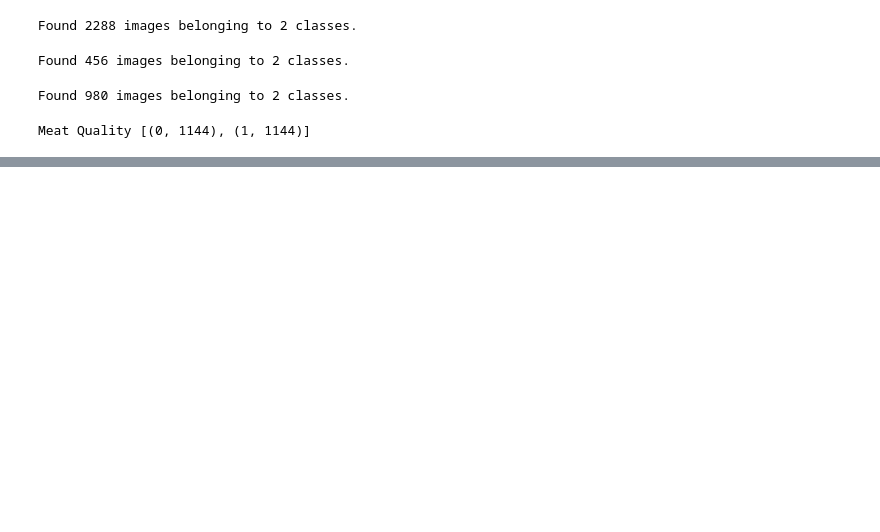
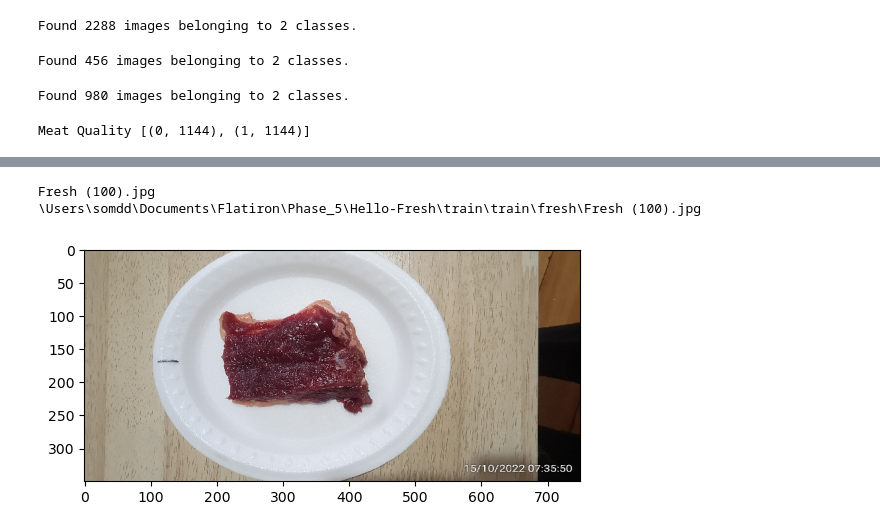
Before and after one commit to ddcots24/Hello-Fresh, a Jupyter notebook: Hello_Fresh.ipynb, the cells around one changed output, grey strips where cells are left out. Drawn from its saved outputs; the diff is of its cells as text; code cells hidden in the pictures; blank space fills up the shorter version.

```diff
--- a/Hello_Fresh.ipynb
+++ b/Hello_Fresh.ipynb
@@ -36,0 +91,6 @@ Meat Quality [(0, 1144), (1, 1144)]
+# %%
+print_image('fresh', 1)
+# %% [output]
+Fresh (100).jpg
+\Users\somdd\Documents\Flatiron\Phase_5\Hello-Fresh\train\train\fresh\Fresh (100).jpg
+[figure, added]
```
Also changed, not shown: parts of 11 cells of this notebook.
